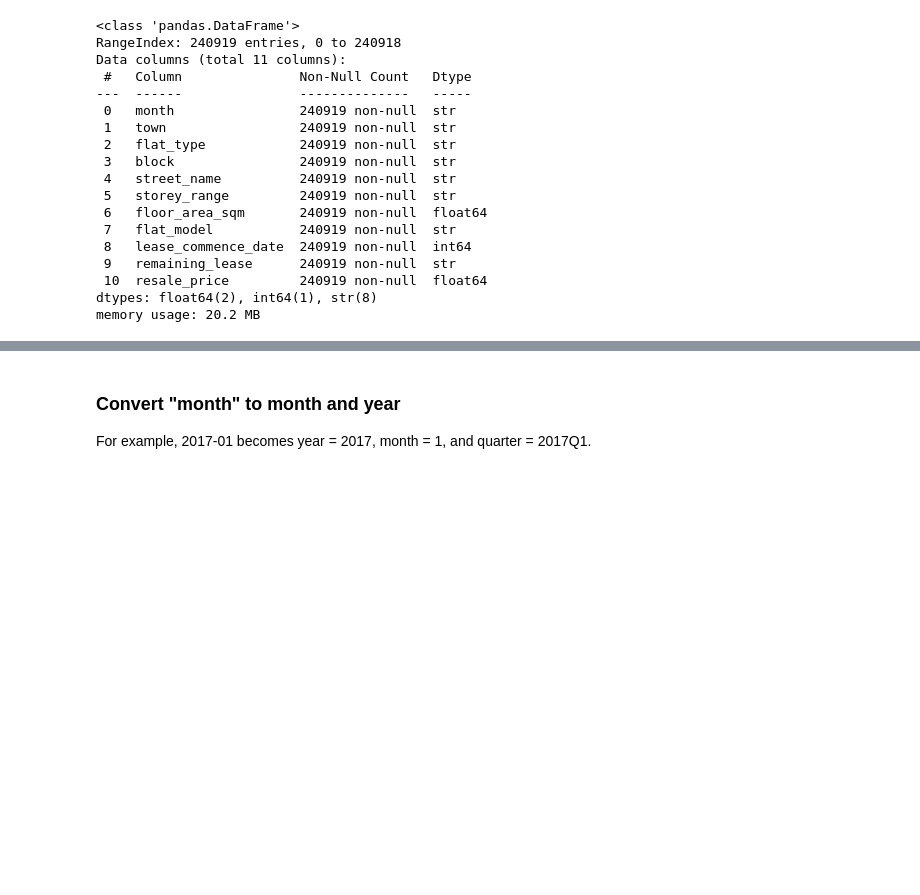
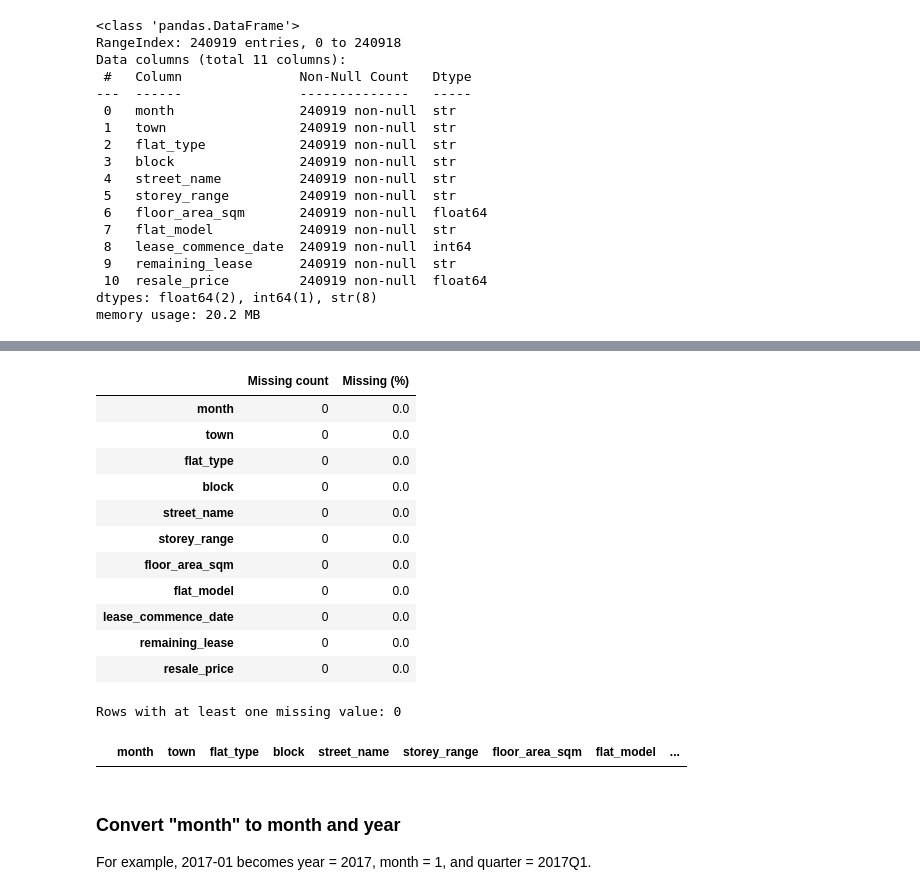
Before and after one commit to lexybran0217-lab/stats-project, a Jupyter notebook: data-preprocessing-Jeff/Data Preprocessing_Jeff.ipynb, the cells around one changed output, grey strips where cells are left out. Saved outputs shown, nothing was run; the diff lists cells and outputs as text; code cells hidden in the pictures; blank space fills up the shorter version.

```diff
--- a/data-preprocessing-Jeff/Data Preprocessing_Jeff.ipynb
+++ b/data-preprocessing-Jeff/Data Preprocessing_Jeff.ipynb
@@ -37,3 +71,30 @@ memory usage: 20.2 MB
+# %%
+missing_summary = pd.DataFrame({
+    "Missing count": df.isna().sum(),
+    "Missing (%)": df.isna().mean() * 100
+}).sort_values("Missing count", ascending=False)
+
+display(missing_summary.round(2))
+
+missing_rows = df.isna().any(axis=1)
+
+print(f"Rows with at least one missing value: {missing_rows.sum():,}")
+display(df.loc[missing_rows].head(20))
+# %% [output]
+|  | Missing count | Missing (%) |
+| month | 0 | 0.0 |
+| town | 0 | 0.0 |
+| flat_type | 0 | 0.0 |
+| block | 0 | 0.0 |
+| street_name | 0 | 0.0 |
+| storey_range | 0 | 0.0 |
+| floor_area_sqm | 0 | 0.0 |
+| flat_model | 0 | 0.0 |
+| lease_commence_date | 0 | 0.0 |
+| remaining_lease | 0 | 0.0 |
+| resale_price | 0 | 0.0 |
+Rows with at least one missing value: 0
+|  | month | town | flat_type | block | street_name | storey_range | floor_area_sqm | flat_model | ... |
 # %% [markdown]
 ### Convert "month" to month and year
 
```
Also changed, not shown: parts of 17 cells of this notebook.
